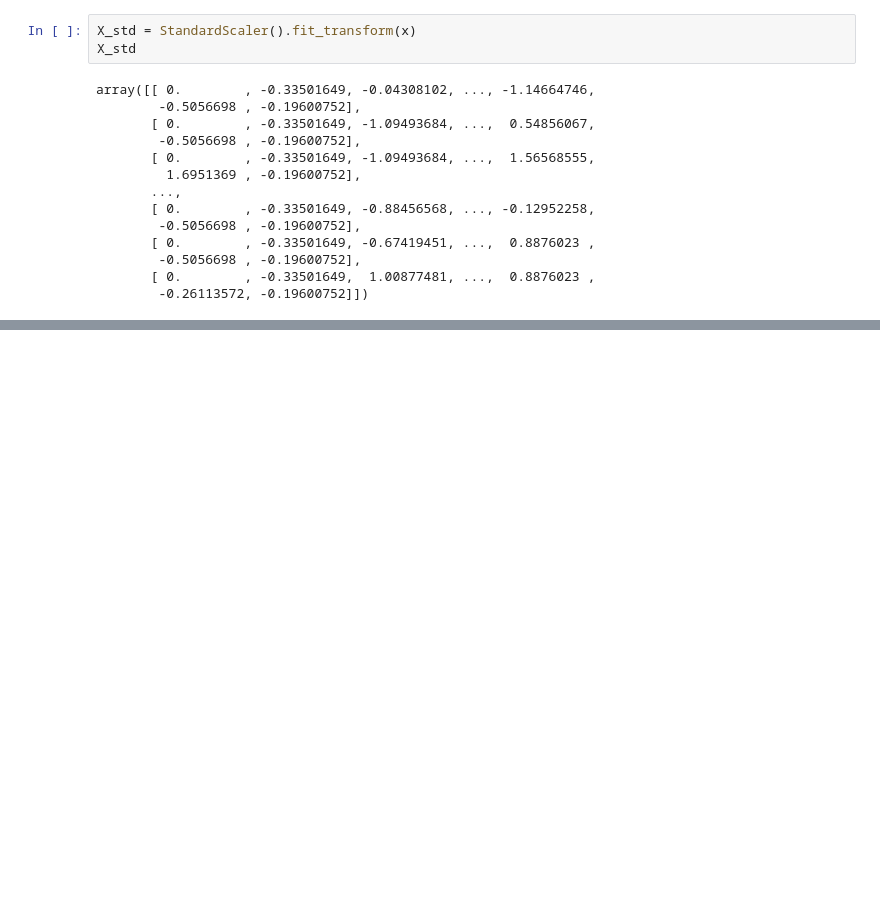
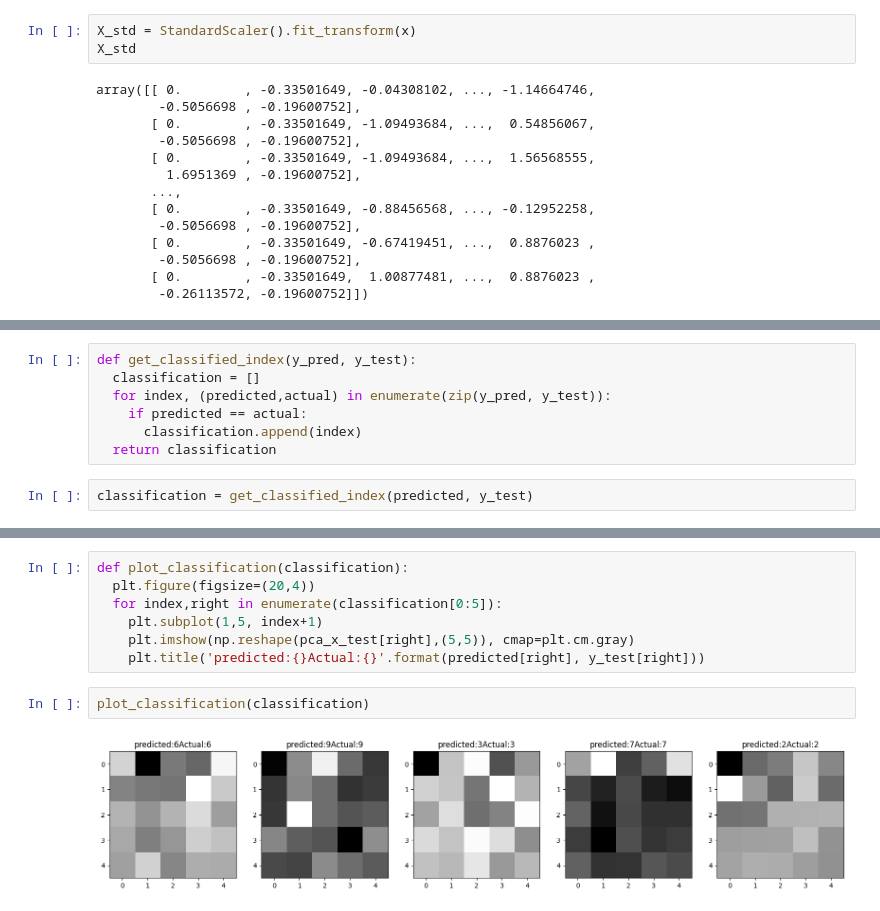
Before and after one commit to PankajRaghunadhabhatla/Python, a Jupyter notebook: PCA_MNIST_dataset.ipynb, the cells around one changed output, grey strips where cells are left out. Cells and saved outputs as stored; diff of their text form; blank space fills up the shorter version.

```diff
--- a/PCA_MNIST_dataset.ipynb
+++ b/PCA_MNIST_dataset.ipynb
@@ -162,0 +381,9 @@ array([[ 0.        , -0.33501649, -0.04308102, ..., -1.14664746,
+# %%
+def get_classified_index(y_pred, y_test):
+  classification = []
+  for index, (predicted,actual) in enumerate(zip(y_pred, y_test)):
+    if predicted == actual:
+      classification.append(index)
+  return classification
+# %%
+classification = get_classified_index(predicted, y_test)
@@ -162,0 +394,11 @@ array([[ 0.        , -0.33501649, -0.04308102, ..., -1.14664746,
+# %%
+def plot_classification(classification):
+  plt.figure(figsize=(20,4))
+  for index,right in enumerate(classification[0:5]):
+    plt.subplot(1,5, index+1)
+    plt.imshow(np.reshape(pca_x_test[right],(5,5)), cmap=plt.cm.gray)
+    plt.title('predicted:{}Actual:{}'.format(predicted[right], y_test[right]))
+# %%
+plot_classification(classification)
+# %% [output]
+[figure, added]
```
Also changed, not shown: parts of 28 cells of this notebook.
